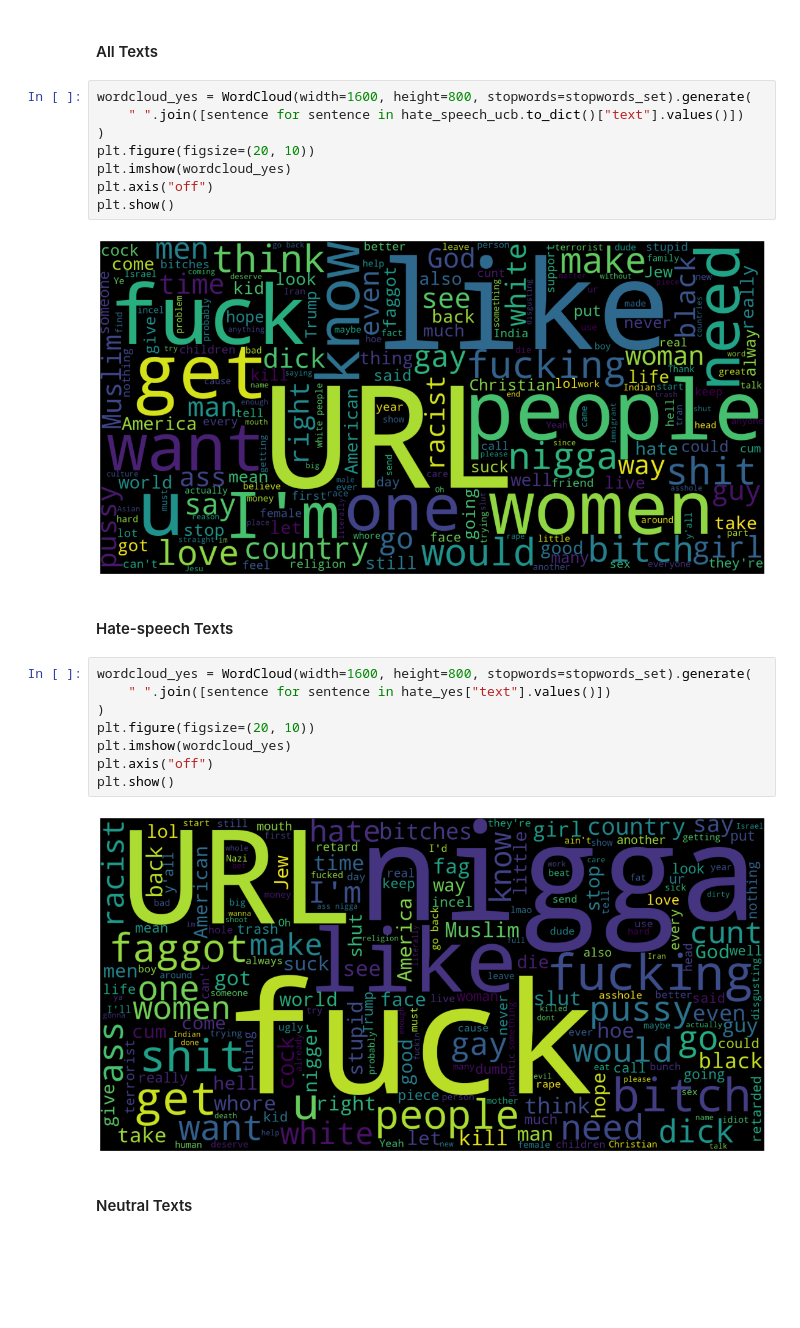
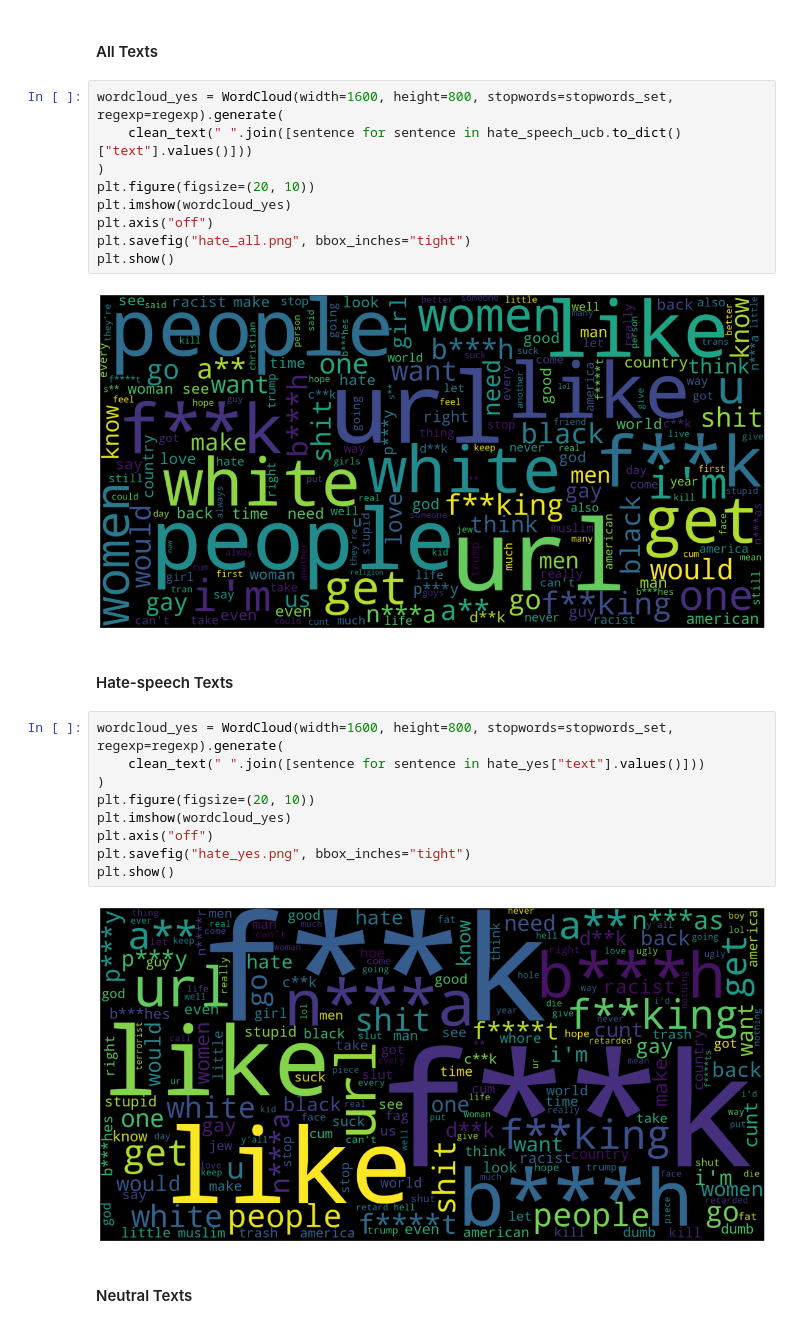
Before and after one commit to utkarshsaboo45/BERT-Hate_Speech_Detection, a Jupyter notebook: notebooks/EDA.ipynb, the cells around one changed output. Cells and saved outputs as stored; diff of their text form; blank space fills up the shorter version.

Commit message:
Update Word Clouds

```diff
--- a/notebooks/EDA.ipynb
+++ b/notebooks/EDA.ipynb
@@ -229,27 +236,29 @@ Top 20 words in neutral texts:
 # %% [markdown]
 #### All Texts
 # %%
-wordcloud_yes = WordCloud(width=1600, height=800, stopwords=stopwords_set).generate(
-    " ".join([sentence for sentence in hate_speech_ucb.to_dict()["text"].values()])
+wordcloud_yes = WordCloud(width=1600, height=800, stopwords=stopwords_set, regexp=regexp).generate(
+    clean_text(" ".join([sentence for sentence in hate_speech_ucb.to_dict()["text"].values()]))
 )
 plt.figure(figsize=(20, 10))
 plt.imshow(wordcloud_yes)
 plt.axis("off")
+plt.savefig("hate_all.png", bbox_inches="tight")
 plt.show()
 # %% [output]
-[figure, old version]
+[figure, new version]
 # %% [markdown]
 #### Hate-speech Texts
 # %%
-wordcloud_yes = WordCloud(width=1600, height=800, stopwords=stopwords_set).generate(
-    " ".join([sentence for sentence in hate_yes["text"].values()])
+wordcloud_yes = WordCloud(width=1600, height=800, stopwords=stopwords_set, regexp=regexp).generate(
+    clean_text(" ".join([sentence for sentence in hate_yes["text"].values()]))
 )
 plt.figure(figsize=(20, 10))
 plt.imshow(wordcloud_yes)
 plt.axis("off")
+plt.savefig("hate_yes.png", bbox_inches="tight")
 plt.show()
 # %% [output]
-[figure, old version]
+[figure, new version]
 # %% [markdown]
 #### Neutral Texts
 # %%
```
Also changed, not shown: parts of 3 cells of this notebook, 1 other file.
